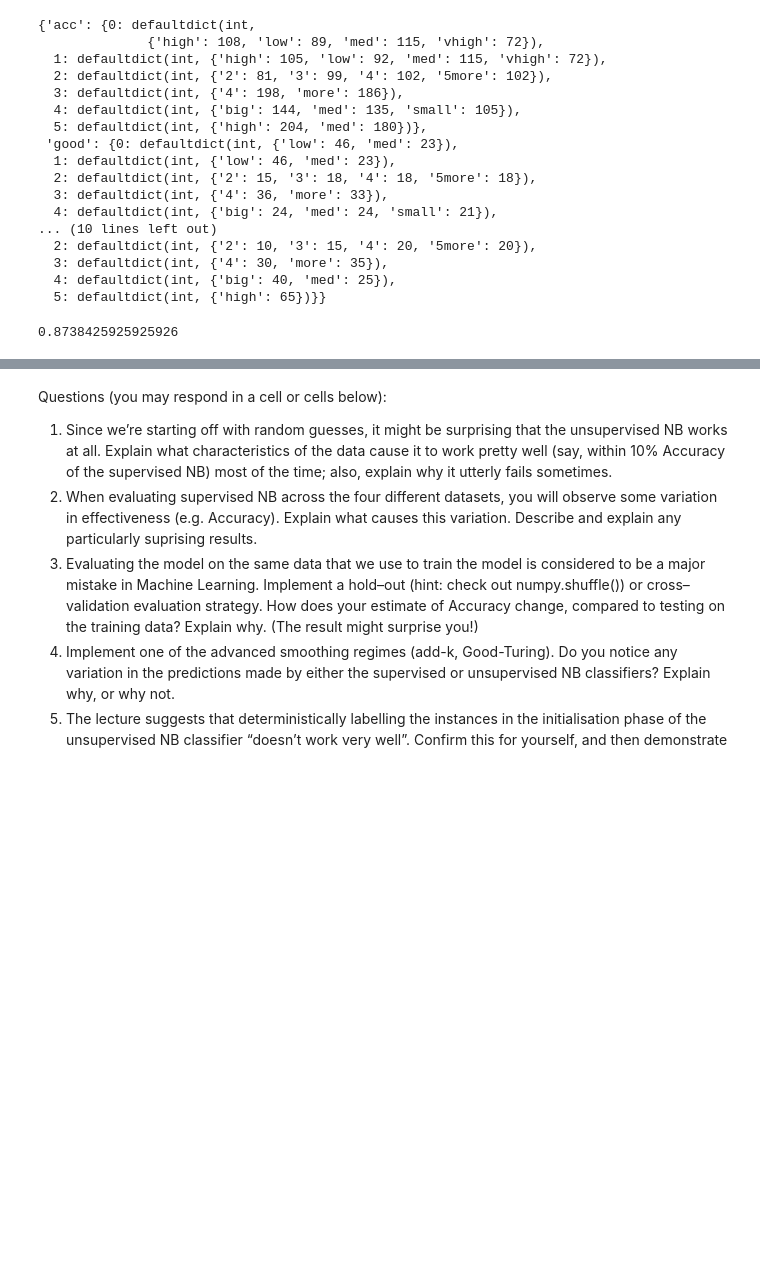
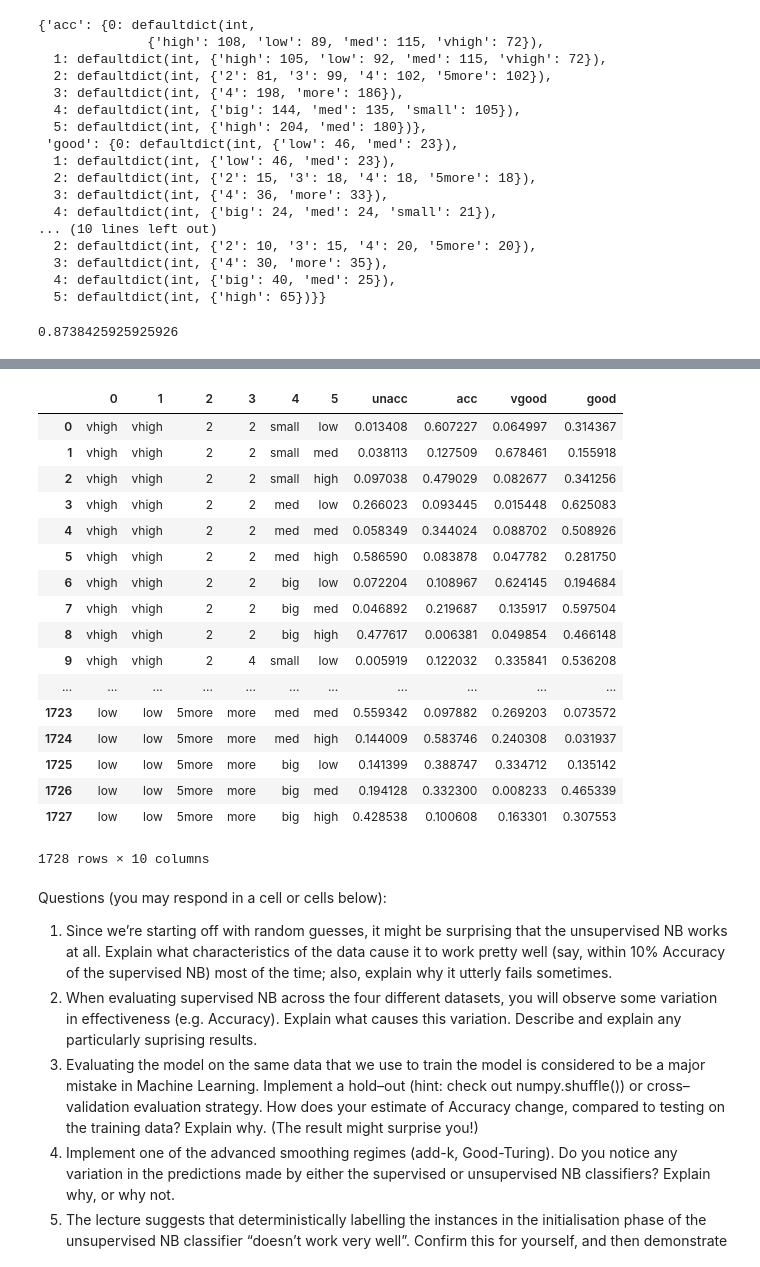
Before and after one commit to emanmacario/COMP30027-Machine-Learning-Project-1, a Jupyter notebook: COMP30027 Machine Learning - Project 1.ipynb, the cells around one changed output, grey strips where cells are left out. Cells and saved outputs as stored; diff of their text form; code cells hidden in the pictures; blank space fills up the shorter version.

```diff
--- a/COMP30027 Machine Learning - Project 1.ipynb
+++ b/COMP30027 Machine Learning - Project 1.ipynb
@@ -221,7 +221,8 @@ print(accuracy)
 
 def train_unsupervised(df):
     """
-    Builds an unsupervised Naive Bayes model.
+    Builds an unsupervised Naive Bayes model,
+    frm a given set of unlabelled training data.
     """
 
     # Get a list of the unique class labels
@@ -261,7 +262,6 @@ def train_unsupervised(df):
         class_freqs[class_label] = new_df[class_label].sum()
 
 
-
     # Initialise the unsupervised Naive Bays model, which
     # is just a dictionary of dictionaries of dictionaries
     unsupervised_model = {c:{i:defaultdict(float) for i in range(df.shape[1])} for c in class_labels}
@@ -282,12 +282,11 @@ def train_unsupervised(df):
                 unsupervised_model[class_label][attr][df2[attr][i]] += df2[class_label][i]
 
 
-
-    return unsupervised_model
+    return class_freqs, unsupervised_model, df2
 
 
 
 # Test the function
-s = train_unsupervised(df)
-s
+cf, um, df = train_unsupervised(df)
+cf
 # %% [output]
@@ -335,5 +364,37 @@ dict_keys(['unacc', 'acc', 'vgood', 'good'])
 # %%
-# This function should predict the class distribution for a set of instances, based on a trained model
-def predict_unsupervised():
+
+def predict_unsupervised(cf, df, unsupervised_model):
+    """
+    Predicts the class distribution for a set of
+    instances, based on a trained model.
+    """
+
+
+
+
+
+
     return
+
+
+predict_unsupervised(cf, df, um)
+# %% [output]
+|  | 0 | 1 | 2 | 3 | 4 | 5 | unacc | acc | vgood | good |
+| 0 | vhigh | vhigh | 2 | 2 | small | low | 0.013408 | 0.607227 | 0.064997 | 0.314367 |
+| 1 | vhigh | vhigh | 2 | 2 | small | med | 0.038113 | 0.127509 | 0.678461 | 0.155918 |
+| 2 | vhigh | vhigh | 2 | 2 | small | high | 0.097038 | 0.479029 | 0.082677 | 0.341256 |
+| 3 | vhigh | vhigh | 2 | 2 | med | low | 0.266023 | 0.093445 | 0.015448 | 0.625083 |
+| 4 | vhigh | vhigh | 2 | 2 | med | med | 0.058349 | 0.344024 | 0.088702 | 0.508926 |
+| 5 | vhigh | vhigh | 2 | 2 | med | high | 0.586590 | 0.083878 | 0.047782 | 0.281750 |
+| 6 | vhigh | vhigh | 2 | 2 | big | low | 0.072204 | 0.108967 | 0.624145 | 0.194684 |
+| 7 | vhigh | vhigh | 2 | 2 | big | med | 0.046892 | 0.219687 | 0.135917 | 0.597504 |
+| 8 | vhigh | vhigh | 2 | 2 | big | high | 0.477617 | 0.006381 | 0.049854 | 0.466148 |
+| 9 | vhigh | vhigh | 2 | 4 | small | low | 0.005919 | 0.122032 | 0.335841 | 0.536208 |
+| ... | ... | ... | ... | ... | ... | ... | ... | ... | ... | ... |
+| 1723 | low | low | 5more | more | med | med | 0.559342 | 0.097882 | 0.269203 | 0.073572 |
+| 1724 | low | low | 5more | more | med | high | 0.144009 | 0.583746 | 0.240308 | 0.031937 |
+| 1725 | low | low | 5more | more | big | low | 0.141399 | 0.388747 | 0.334712 | 0.135142 |
+| 1726 | low | low | 5more | more | big | med | 0.194128 | 0.332300 | 0.008233 | 0.465339 |
+| 1727 | low | low | 5more | more | big | high | 0.428538 | 0.100608 | 0.163301 | 0.307553 |
+1728 rows × 10 columns
 # %%
```
Also changed, not shown: parts of 9 cells of this notebook.
